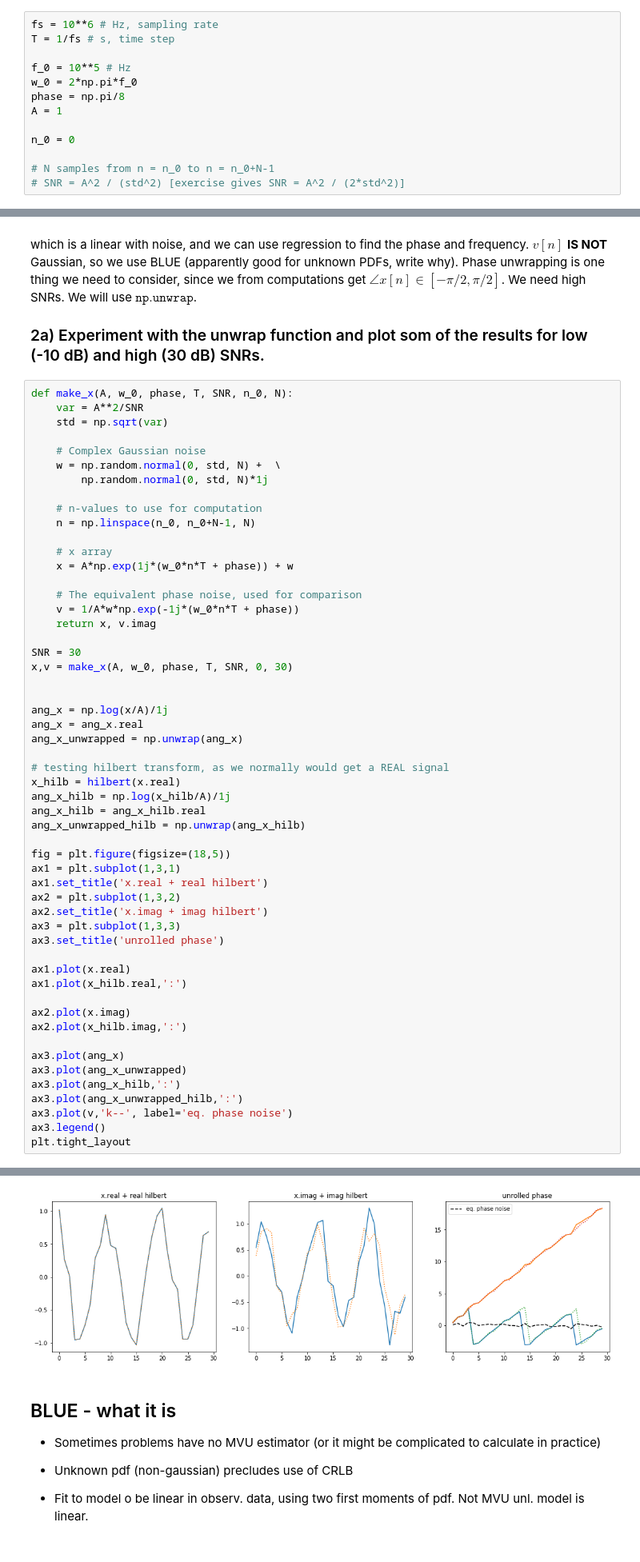
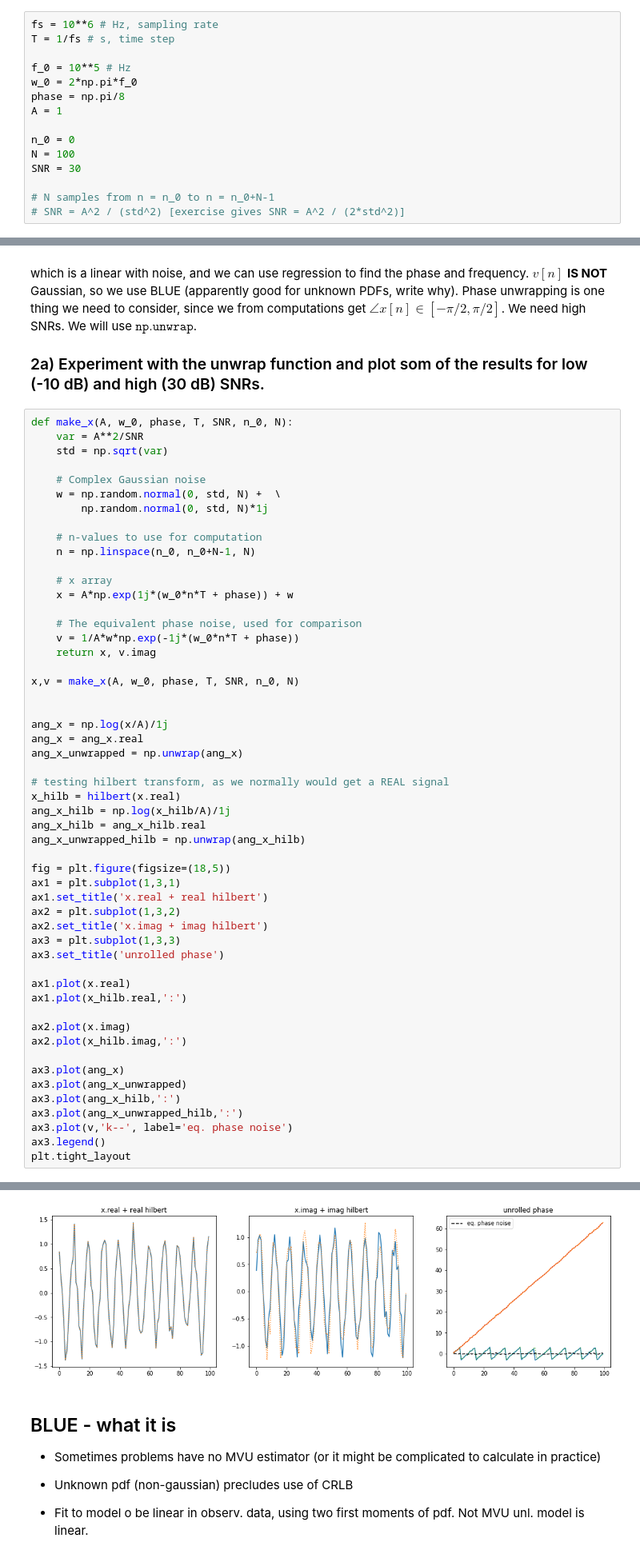
Before and after one commit to haavarn/estimation_project, a Jupyter notebook: BLUE.ipynb, the cells around one changed output, grey strips where cells are left out. Shown at 80% size. Drawn from its saved outputs; the diff is of its cells as text.

```diff
--- a/BLUE.ipynb
+++ b/BLUE.ipynb
@@ -56,6 +56,8 @@ phase = np.pi/8
 A = 1
 
 n_0 = 0
+N = 100
+SNR = 30
 
 # N samples from n = n_0 to n = n_0+N-1
 # SNR = A^2 / (std^2) [exercise gives SNR = A^2 / (2*std^2)]
@@ -152,8 +154,7 @@ def make_x(A, w_0, phase, T, SNR, n_0, N):
     v = 1/A*w*np.exp(-1j*(w_0*n*T + phase))
     return x, v.imag
 
-SNR = 30
-x,v = make_x(A, w_0, phase, T, SNR, 0, 30)
+x,v = make_x(A, w_0, phase, T, SNR, n_0, N)
 
 
 ang_x = np.log(x/A)/1j
@@ -162,34 +163,34 @@ ang_x_unwrapped = np.unwrap(ang_x)
 
 # testing hilbert transform, as we normally would get a REAL signal
 x_hilb = hilbert(x.real)
 ang_x_hilb = np.log(x_hilb/A)/1j
 ang_x_hilb = ang_x_hilb.real
 ang_x_unwrapped_hilb = np.unwrap(ang_x_hilb)
 
 fig = plt.figure(figsize=(18,5))
 ax1 = plt.subplot(1,3,1)
 ax1.set_title('x.real + real hilbert')
 ax2 = plt.subplot(1,3,2)
 ax2.set_title('x.imag + imag hilbert')
 ax3 = plt.subplot(1,3,3)
 ax3.set_title('unrolled phase')
 
 ax1.plot(x.real)
 ax1.plot(x_hilb.real,':')
 
 ax2.plot(x.imag)
 ax2.plot(x_hilb.imag,':')
 
 ax3.plot(ang_x)
 ax3.plot(ang_x_unwrapped)
 ax3.plot(ang_x_hilb,':')
 ax3.plot(ang_x_unwrapped_hilb,':')
 ax3.plot(v,'k--', label='eq. phase noise')
 ax3.legend()
 plt.tight_layout
 # %% [output]
 <function matplotlib.pyplot.tight_layout(pad=1.08, h_pad=None, w_pad=None, rect=None)>
-[figure, old version]
+[figure, new version]
 # %% [markdown]
 ## BLUE - what it is
 - Sometimes problems have no MVU estimator (or it might be complicated to calculate in practice)
```
Also changed, not shown: parts of 7 cells of this notebook, 1 other file.
